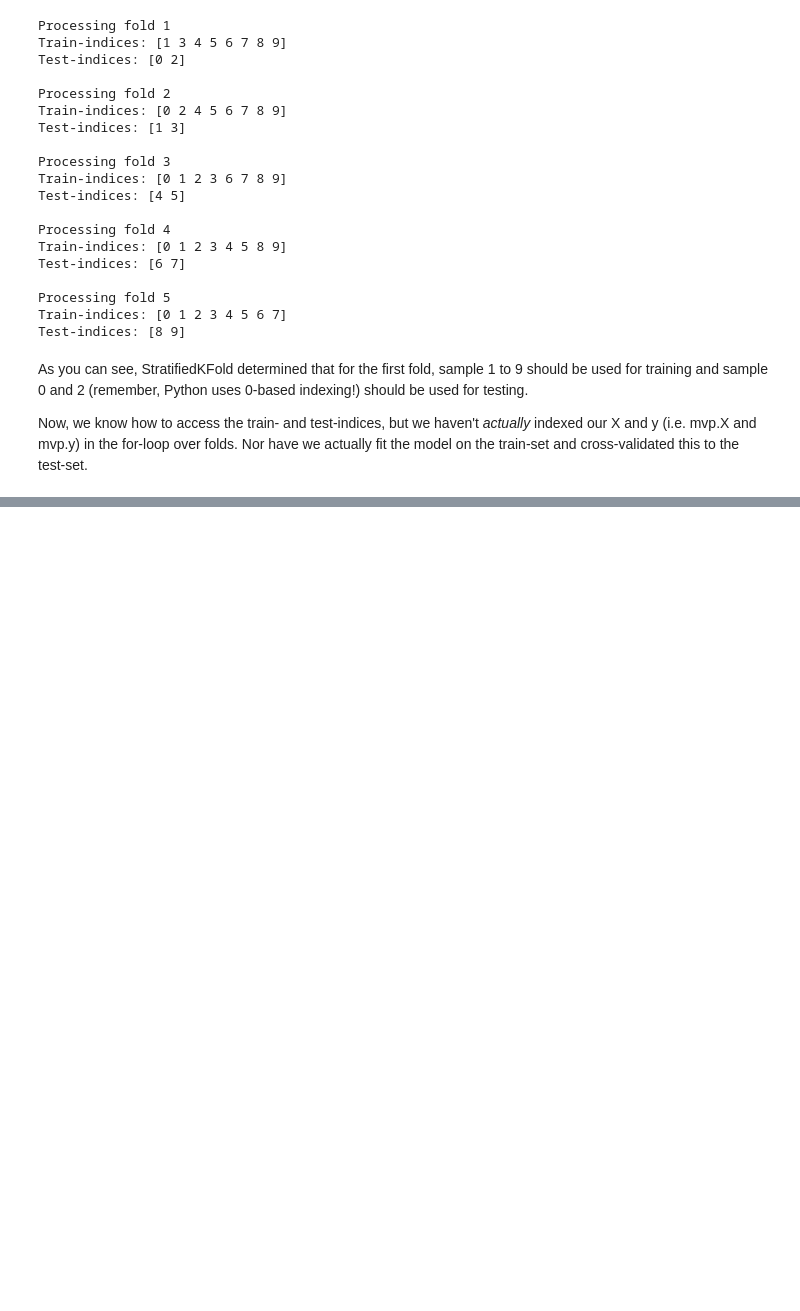
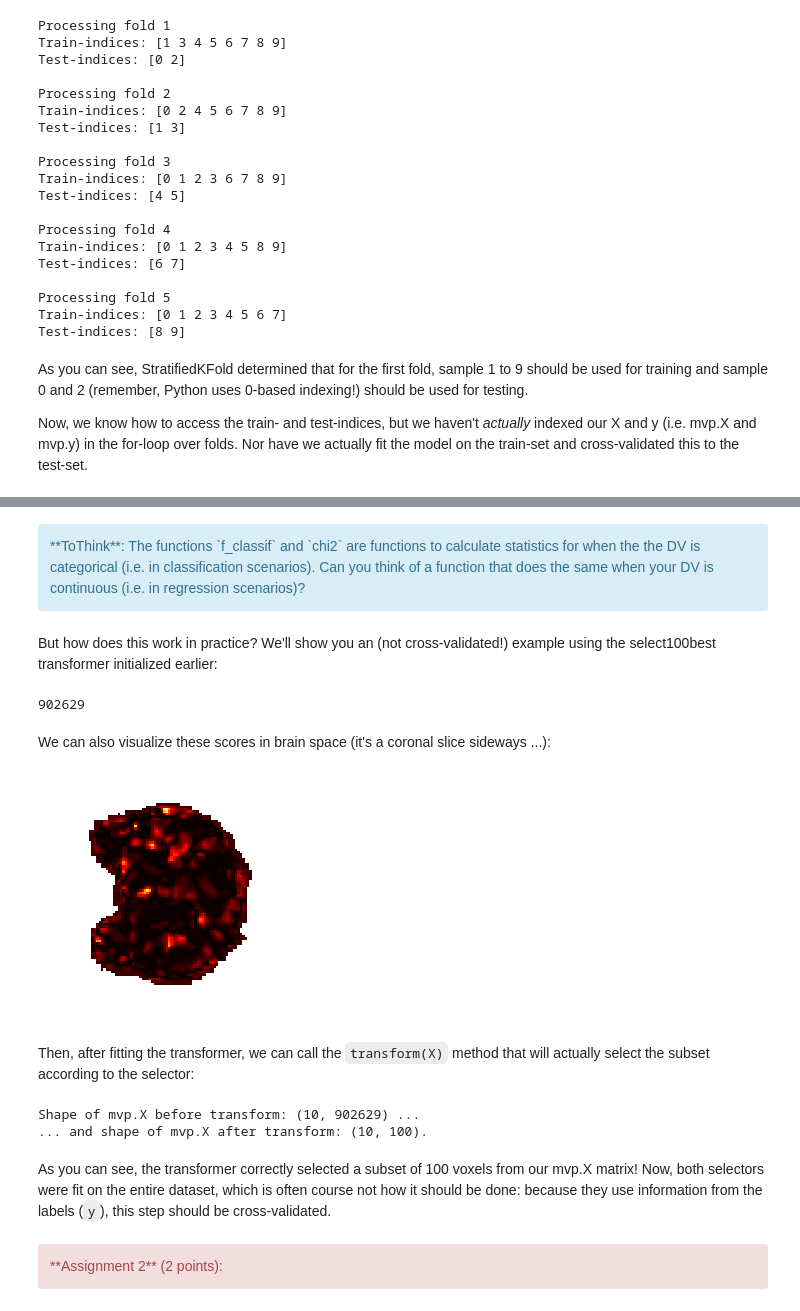
Before and after one commit to nagyistge/NeuroImg.PatternAnalysis, a Jupyter notebook: week_2/Week_2_tutorial.ipynb, the cells around one changed output, grey strips where cells are left out. Drawn from its saved outputs; the diff is of its cells as text; code cells hidden in the pictures; blank space fills up the shorter version.

```diff
--- a/week_2/Week_2_tutorial.ipynb
+++ b/week_2/Week_2_tutorial.ipynb
@@ -42,6 +42,7 @@ class Mvp():
 
     def standardize(self):
         self.X = (self.X - self.X.mean(axis=0)) / self.X.std(axis=0)
+        self.X[np.isnan(self.X)] = 0
 
     def apply_mask(self, path_to_mask, threshold):
 
@@ -517,0 +567,5 @@ print(acc)
+# %%
+from sklearn.feature_selection import SelectKBest, f_classif
+
+# f_classif is a scikit-learn specific implementation of the F-test
+select100best = SelectKBest(score_func=f_classif, k=100)
@@ -517,0 +577,46 @@ print(acc)
+# %% [markdown]
+<div class='alert alert-info'>
+**ToThink**: The functions `f_classif` and `chi2` are functions to calculate statistics for when the the DV is categorical (i.e. in classification scenarios). Can you think of a function that does the same when your DV is continuous (i.e. in regression scenarios)?
+</div>
+# %% [markdown]
+But how does this work in practice? We'll show you an (not cross-validated!) example using the select100best transformer initialized earlier:
+# %%
+# Fit the transformer ...
+select100best.fit(mvp.X, mvp.y)
+
+# ... which calculates the following attributes (.scores_ and .pvalues_)
+# Let's check them out
+scores, pvalues = select100best.scores_, select100best.pvalues_
+
+# As you can see, each voxel gets its own score (in this case: an F-score)
+print(scores.size)
+# %% [output]
+902629
+# %% [markdown]
+We can also visualize these scores in brain space (it's a coronal slice sideways ...):
+# %%
+import matplotlib.pyplot as plt
+%matplotlib inline
+
+scores_3d = scores.reshape((91, 109, 91))
+plt.imshow(scores_3d[:, 75, :], origin='lower', cmap='hot')
+plt.axis('off')
+plt.show()
+# %% [output]
+[figure, added]
+# %% [markdown]
+Then, after fitting the transformer, we can call the `transform(X)` method that will actually select the subset according to the selector:
+# %%
+print("Shape of mvp.X before transform: %r ..." % (mvp.X.shape,))
+X_after_ufs = select100best.transform(mvp.X)
+
+print("... and shape of mvp.X after transform: %r." % (X_after_ufs.shape,))
+# %% [output]
+Shape of mvp.X before transform: (10, 902629) ...
+... and shape of mvp.X after transform: (10, 100).
+# %% [markdown]
+As you can see, the transformer correctly selected a subset of 100 voxels from our mvp.X matrix! Now, both selectors were fit on the entire dataset, which is often course not how it should be done: because they use information from the labels (`y`), this step should be cross-validated.
+# %% [markdown]
+<div class='alert alert-danger'>
+**Assignment 2** (2 points):
+</div>
```
Also changed, not shown: parts of 13 cells of this notebook.
